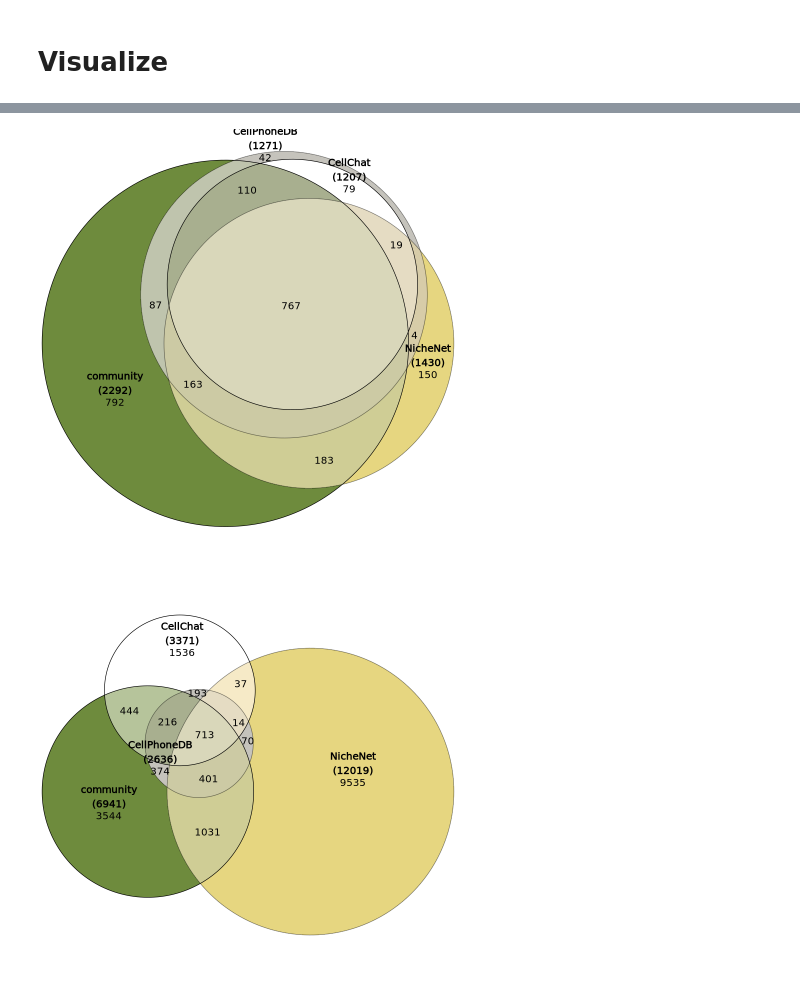
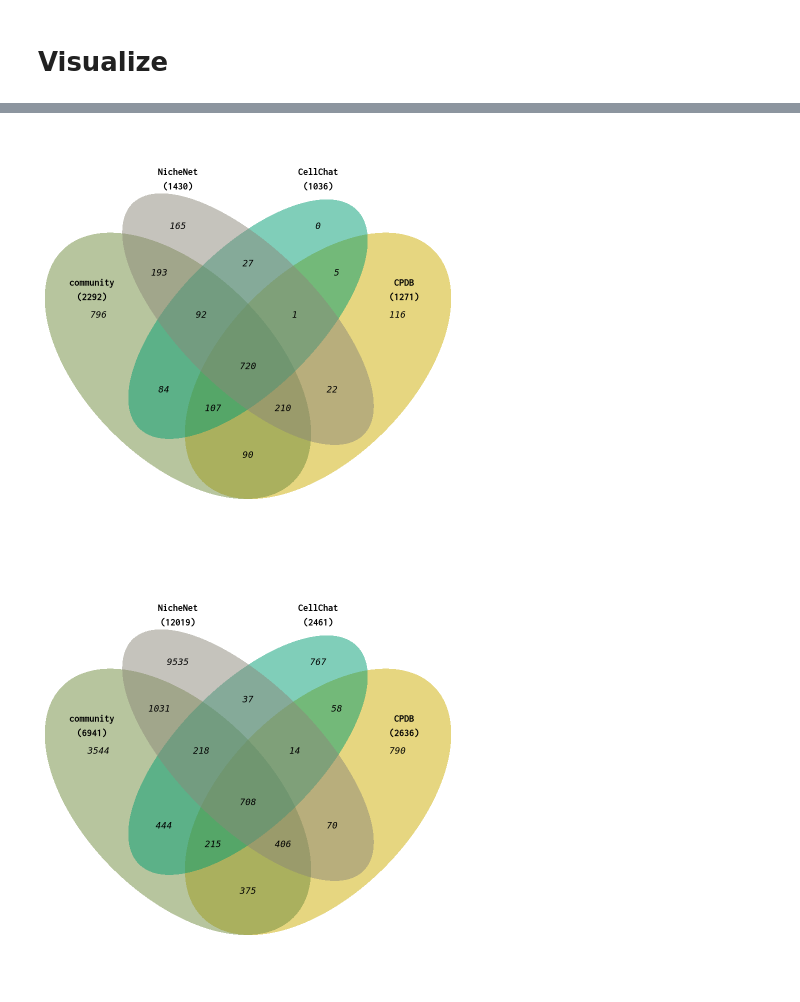
Before and after one commit to colomemaria/community-paper, a Jupyter notebook: src/method_comparison/compare_databases/compare_results/compare_DB.ipynb, the cells around one changed output, grey strips where cells are left out. Cells and saved outputs as stored; diff of their text form; code cells hidden in the pictures.

```diff
--- a/src/method_comparison/compare_databases/compare_results/compare_DB.ipynb
+++ b/src/method_comparison/compare_databases/compare_results/compare_DB.ipynb
@@ -6,3 +8,5 @@ input_dir <- "community-paper/src/method_comparison/compare_databases/compare_re
+# %%
+input_dir <- "inputs/"
 # %% [markdown]
 Load data.
 # %%
@@ -35,7 +39,7 @@ genes_curated_predicted <- genes_curated_predicted[,-1]
 genes_curated_predicted[genes_curated_predicted == "True"] <- TRUE
 genes_curated_predicted[genes_curated_predicted == "False"] <- FALSE
 
-genes_curated_predicted <- as.data.frame(apply(genes_curated_predicted,2,as.logical))
+genes_curated_predicted <- as.data.frame(apply(genes_curated_predicted,2,as.logical),row.names = rownames(genes_curated_predicted))
 
 print(str(genes_curated_predicted))
 # %% [output]
@@ -123,11 +168,11 @@ plot_euler(pairs_curated)
 # %%
-plot_euler(genes_curated_predicted)
+plot_venn(genes_curated_predicted)
 # %% [output]
-[figure, old version]
+[figure, new version]
 # %%
-plot_euler(pairs_curated_predicted)
+plot_venn(pairs_curated_predicted)
 # %% [output]
-[figure, old version]
+[figure, new version]
 # %%
 sessionInfo()
 # %% [output]
```
Also changed, not shown: parts of 14 cells of this notebook, 8 other files.
